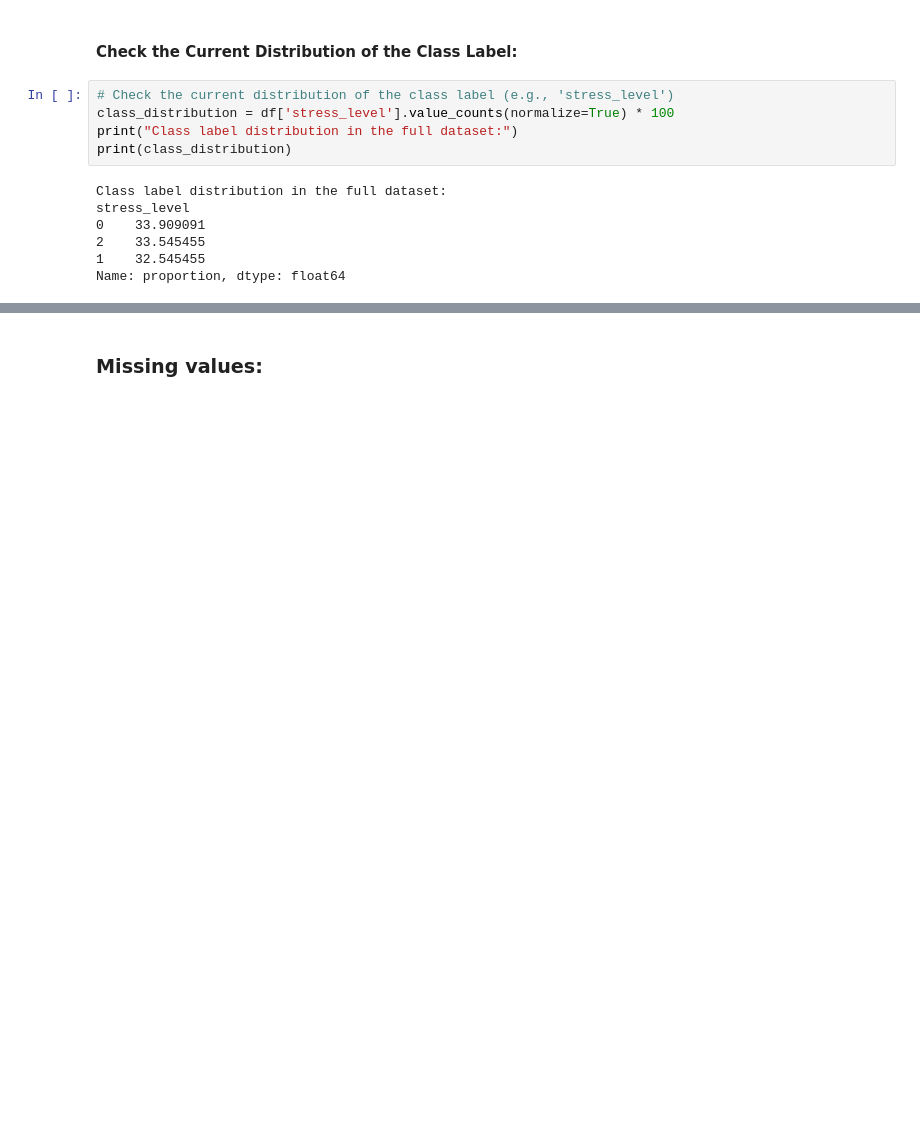
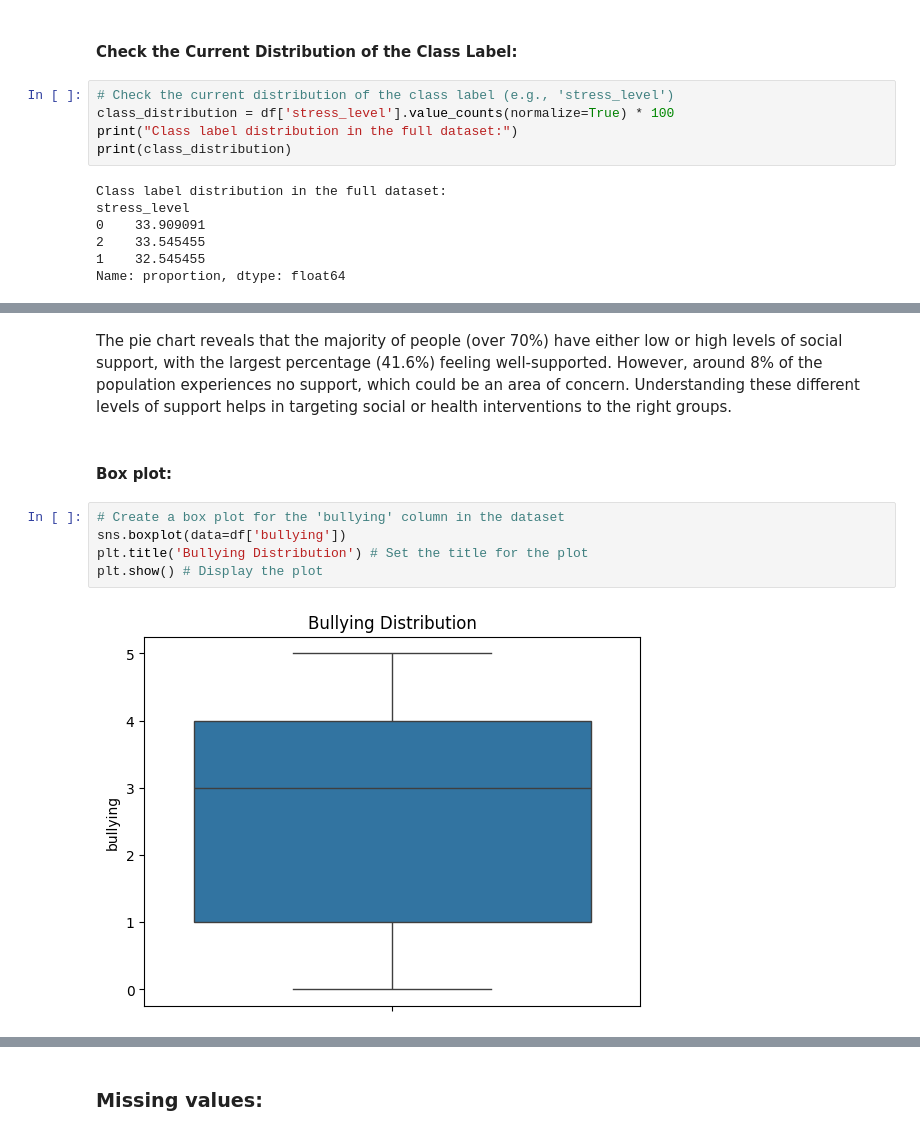
Before and after one commit to Jana18kh/Project, a Jupyter notebook: Project.ipynb, the cells around one changed output, grey strips where cells are left out. Cells and saved outputs as stored; diff of their text form; blank space fills up the shorter version.

```diff
--- a/Project.ipynb
+++ b/Project.ipynb
@@ -110,0 +102,11 @@ plt.show()
+# %% [markdown]
+The pie chart reveals that the majority of people (over 70%) have either low or high levels of social support, with the largest percentage (41.6%) feeling well-supported. However, around 8% of the population experiences no support, which could be an area of concern. Understanding these different levels of support helps in targeting social or health interventions to the right groups.
+# %% [markdown]
+#### Box plot:
+# %%
+# Create a box plot for the 'bullying' column in the dataset
+sns.boxplot(data=df['bullying'])
+plt.title('Bullying Distribution') # Set the title for the plot
+plt.show() # Display the plot
+# %% [output]
+[figure, added]
```
Also changed, not shown: parts of 36 cells of this notebook.
